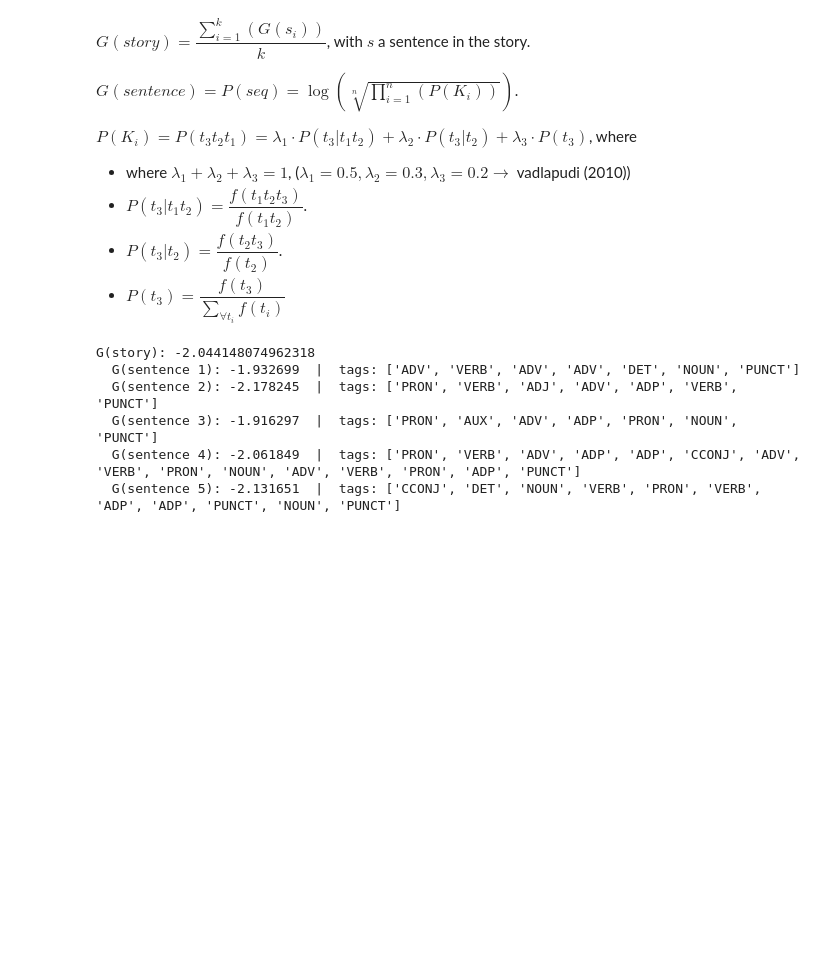
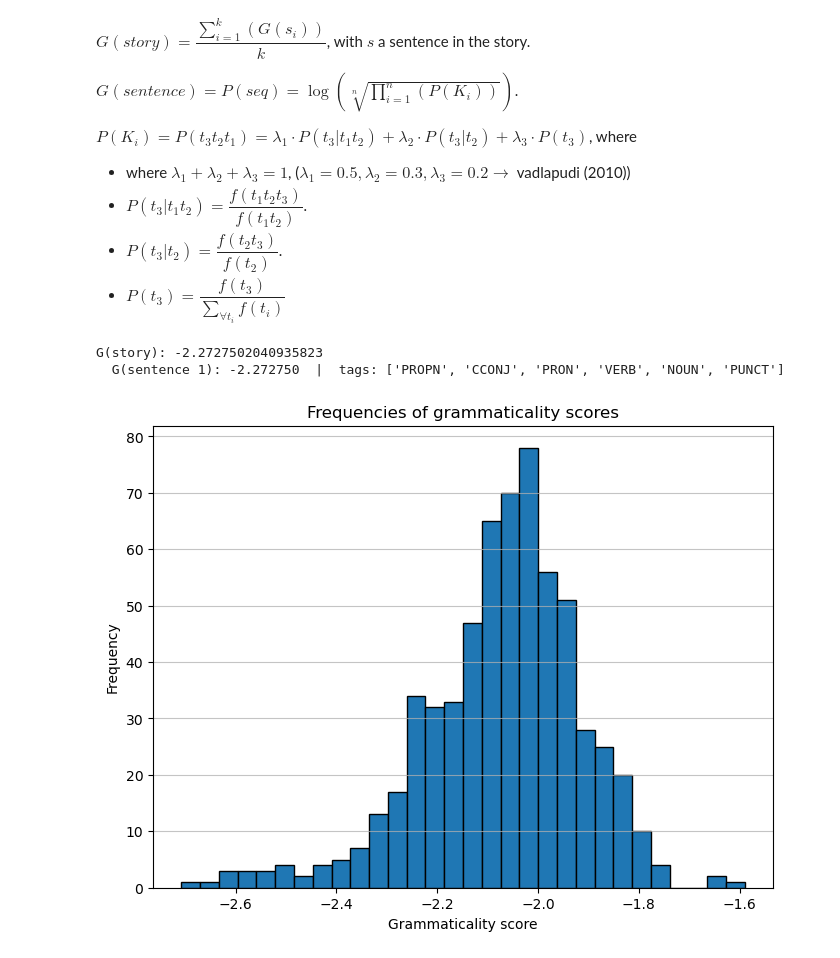
Before and after one commit to sabijn/storylm_p1_data, a Jupyter notebook: dataset_eval_overview.ipynb, the cells around one changed output. Cells and saved outputs as stored; diff of their text form; code cells hidden in the pictures; blank space fills up the shorter version.

Commit message:
mauve and grammaticality

```diff
--- a/dataset_eval_overview.ipynb
+++ b/dataset_eval_overview.ipynb
@@ -52,0 +49,6 @@ tinystories[5]['text']
+# %%
+tinystories_part = []
+for i, elem in enumerate(tinystories):
+    tinystories_part.append(elem['text'])
+    if i == 232:
+        break
@@ -619,7 +661,7 @@ class Grammaticality():
         """Return list of lists of POS tags for each sentence."""
         doc = nlp(text)
         sents = []
-        for sent in doc.sents:
+        for i, sent in enumerate(doc.sents):
             tags = [t.pos_ for t in sent if not t.is_space]
             if tags:
                 sents.append(tags)
@@ -675,20 +717,18 @@ b_csv  = Path('/Users/sabijn/Documents/PhD/code/storylm_p1_data/datasets/BS_bigr
 t_csv = Path('/Users/sabijn/Documents/PhD/code/storylm_p1_data/datasets/BS_trigrams_part.csv')
 
 GramScore = Grammaticality(nlp, u_csv, b_csv, t_csv)
-
-g_story, per_sent, per_tags = GramScore.evaluate(example['story_raw'])
-print("G(story):", g_story)
-for i, (s, tags) in enumerate(zip(per_sent, per_tags), 1):
-    print(f"  G(sentence {i}): {s:.6f}  |  tags: {tags}")
-# %% [output]
-G(story): -2.044148074962318
-  G(sentence 1): -1.932699  |  tags: ['ADV', 'VERB', 'ADV', 'ADV', 'DET', 'NOUN', 'PUNCT']
-  G(sentence 2): -2.178245  |  tags: ['PRON', 'VERB', 'ADJ', 'ADV', 'ADP', 'VERB', 'PUNCT']
-  G(sentence 3): -1.916297  |  tags: ['PRON', 'AUX', 'ADV', 'ADP', 'PRON', 'NOUN', 'PUNCT']
-  G(sentence 4): -2.061849  |  tags: ['PRON', 'VERB', 'ADV', 'ADP', 'ADP', 'CCONJ', 'ADV', 'VERB', 'PRON', 'NOUN', 'ADV', 'VERB', 'PRON', 'ADP', 'PUNCT']
-  G(sentence 5): -2.131651  |  tags: ['CCONJ', 'DET', 'NOUN', 'VERB', 'PRON', 'VERB', 'ADP', 'ADP', 'PUNCT', 'NOUN', 'PUNCT']
+# %%
+generated_example = """Piet en ik eten vis."""
+
+g_story, per_sent, per_tags = GramScore.evaluate(generated_example)
+print("G(story):", g_story)
+for i, (s, tags) in enumerate(zip(per_sent, per_tags), 1):
+    print(f"  G(sentence {i}): {s:.6f}  |  tags: {tags}")
+# %% [output]
+G(story): -2.2727502040935823
+  G(sentence 1): -2.272750  |  tags: ['PROPN', 'CCONJ', 'PRON', 'VERB', 'NOUN', 'PUNCT']
 # %%
-df['story_grammaticality'] = df.apply(lambda row: GramScore.evaluate(row['story_raw']), axis = 1)
+df['story_grammaticality'] = df.apply(lambda row: GramScore.evaluate(row['story_raw'])[0], axis = 1)
 # %%
 def plot_histogram(data, binsize=30, figure_size=(8,6), title='Dependency-constraint perplexities', xlabel='Perplexity', ylabel='Frequency'):
     plt.figure(figsize=figure_size)
@@ -698,4 +738,6 @@ def plot_histogram(data, binsize=30, figure_size=(8,6), title='Dependency-constr
     plt.ylabel(ylabel)
     plt.grid(axis='y', alpha=0.75)
 # %%
-plot_
+plot_histogram(df['story_grammaticality'], xlabel='Grammaticality score', title='Frequencies of grammaticality scores')
+# %% [output]
+[figure, added]
```
Also changed, not shown: parts of 8 cells of this notebook, 1 other file.
